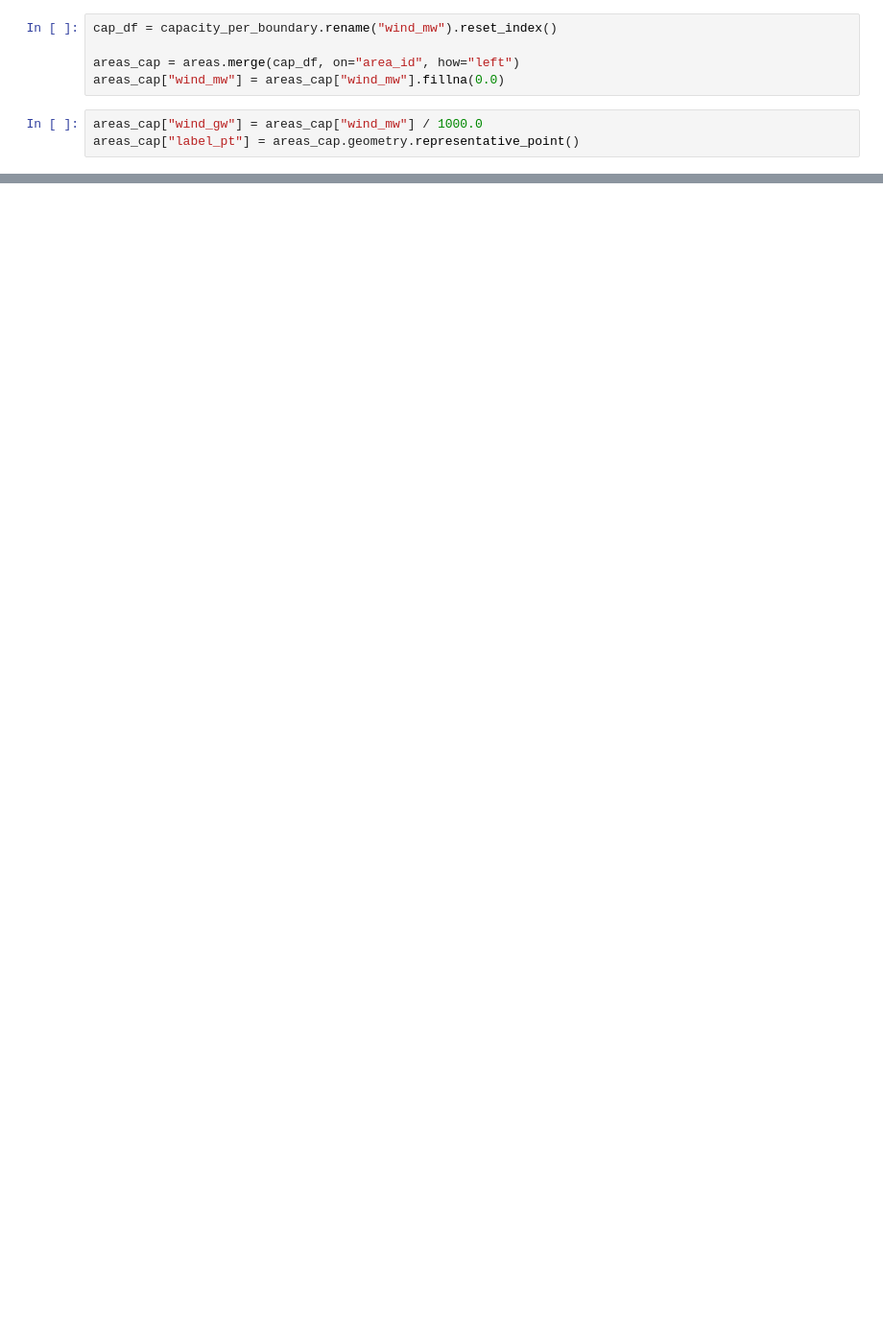
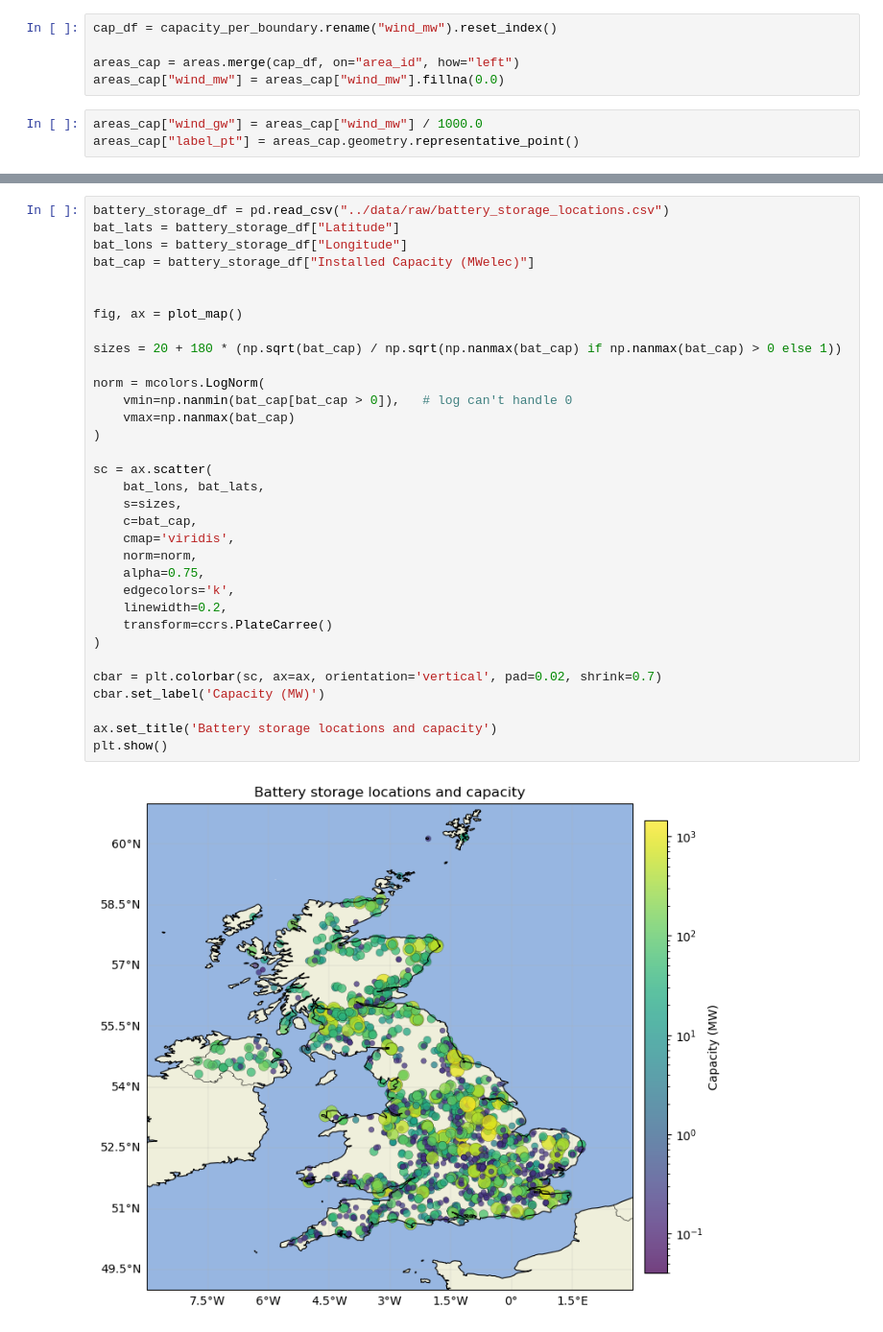
Before and after one commit to clara-lw/wind-energy-grid-project, a Jupyter notebook: notebooks/data_plots.ipynb, the cells around one changed output, grey strips where cells are left out. Shown at 96% size. Drawn from its saved outputs; the diff is of its cells as text; blank space fills up the shorter version.

Commit message:
update transmission line graph to include offshore and add battery storage graphs

```diff
--- a/notebooks/data_plots.ipynb
+++ b/notebooks/data_plots.ipynb
@@ -275,0 +299,35 @@ plt.show()
+# %%
+battery_storage_df = pd.read_csv("../data/raw/battery_storage_locations.csv")
+bat_lats = battery_storage_df["Latitude"]
+bat_lons = battery_storage_df["Longitude"]
+bat_cap = battery_storage_df["Installed Capacity (MWelec)"]
+
+
+fig, ax = plot_map()
+
+sizes = 20 + 180 * (np.sqrt(bat_cap) / np.sqrt(np.nanmax(bat_cap) if np.nanmax(bat_cap) > 0 else 1))
+
+norm = mcolors.LogNorm(
+    vmin=np.nanmin(bat_cap[bat_cap > 0]),   # log can't handle 0
+    vmax=np.nanmax(bat_cap)
+)
+
+sc = ax.scatter(
+    bat_lons, bat_lats,
+    s=sizes,
+    c=bat_cap,
+    cmap='viridis',
+    norm=norm,
+    alpha=0.75,
+    edgecolors='k',
+    linewidth=0.2,
+    transform=ccrs.PlateCarree()
+)
+
+cbar = plt.colorbar(sc, ax=ax, orientation='vertical', pad=0.02, shrink=0.7)
+cbar.set_label('Capacity (MW)')
+
+ax.set_title('Battery storage locations and capacity')
+plt.show()
+# %% [output]
+[figure, added]
```
Also changed, not shown: parts of 9 cells of this notebook.
